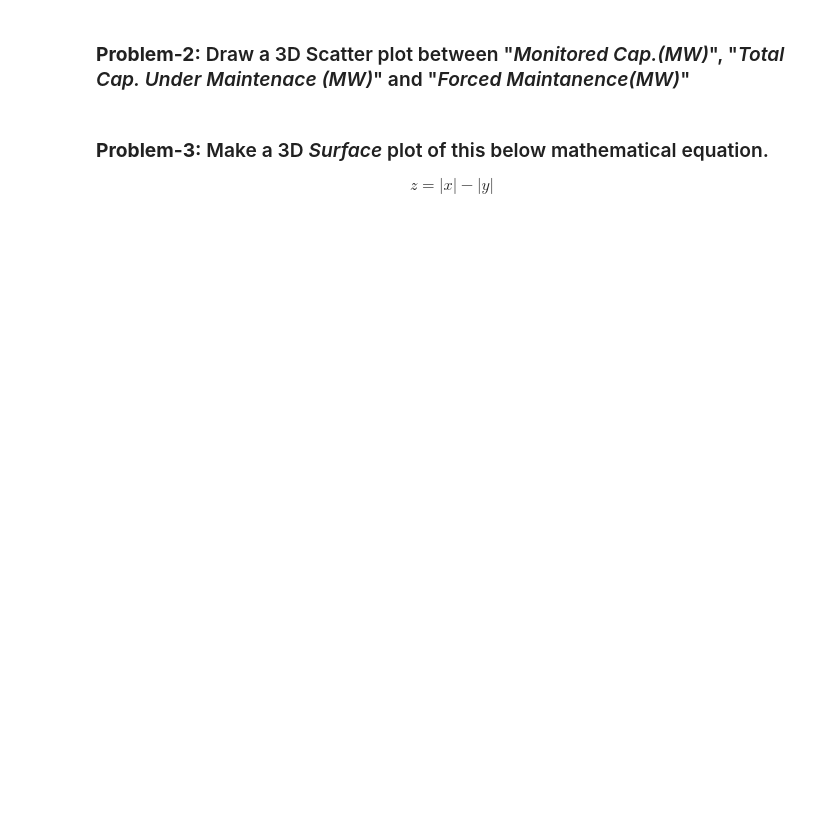
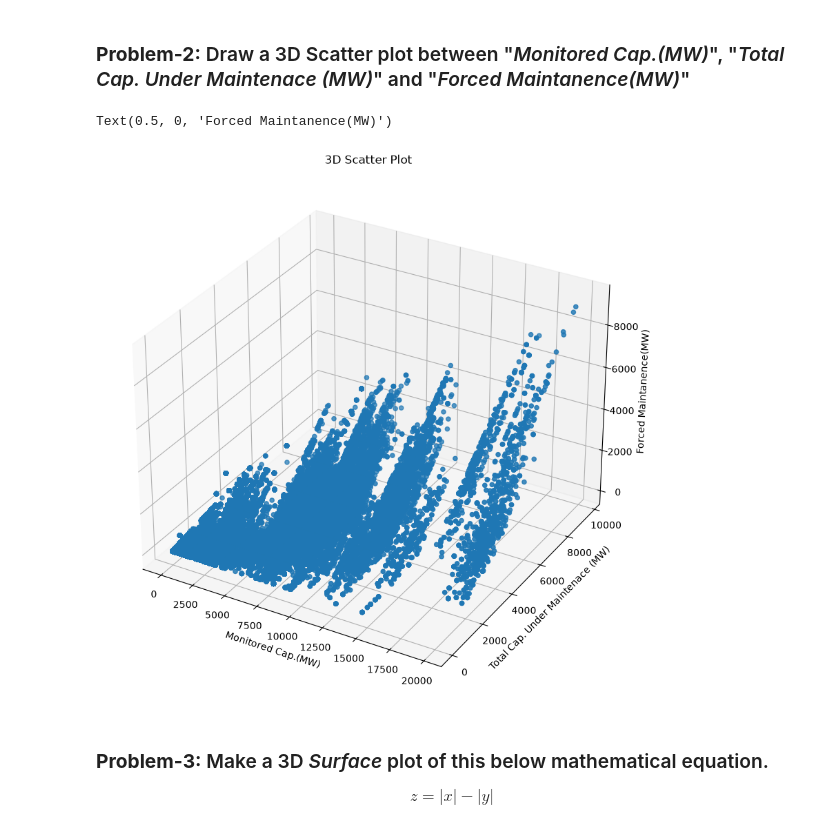
Before and after one commit to DrishtiSharma7/DSMP, a Jupyter notebook: MATPLOTLIB/Task/Task 24.ipynb, the cells around one changed output. Cells and saved outputs as stored; diff of their text form; code cells hidden in the pictures; blank space fills up the shorter version.

```diff
--- a/MATPLOTLIB/Task/Task 24.ipynb
+++ b/MATPLOTLIB/Task/Task 24.ipynb
@@ -36,3 +70,15 @@ ImportError: dlopen(/opt/homebrew/lib/python3.10/site-packages/scipy/sparse/lina
+# %%
+# code here
+fig = plt.figure(figsize = (10, 10))
+ax = plt.subplot(projection = '3d')
+ax.scatter3D(df['Monitored Cap.(MW)'], df['Total Cap. Under Maintenace (MW)'], df['Forced Maintanence(MW)'])
+ax.set_title('3D Scatter Plot')
+ax.set_xlabel('Monitored Cap.(MW)')
+ax.set_ylabel('Total Cap. Under Maintenace (MW)')
+ax.set_zlabel('Forced Maintanence(MW)')
+# %% [output]
+Text(0.5, 0, 'Forced Maintanence(MW)')
+[figure, added]
 # %% [markdown]
 ### **Problem-3:** Make a 3D *Surface* plot of this below mathematical equation.
 
```
Also changed, not shown: parts of 24 cells of this notebook, 2 other files.
